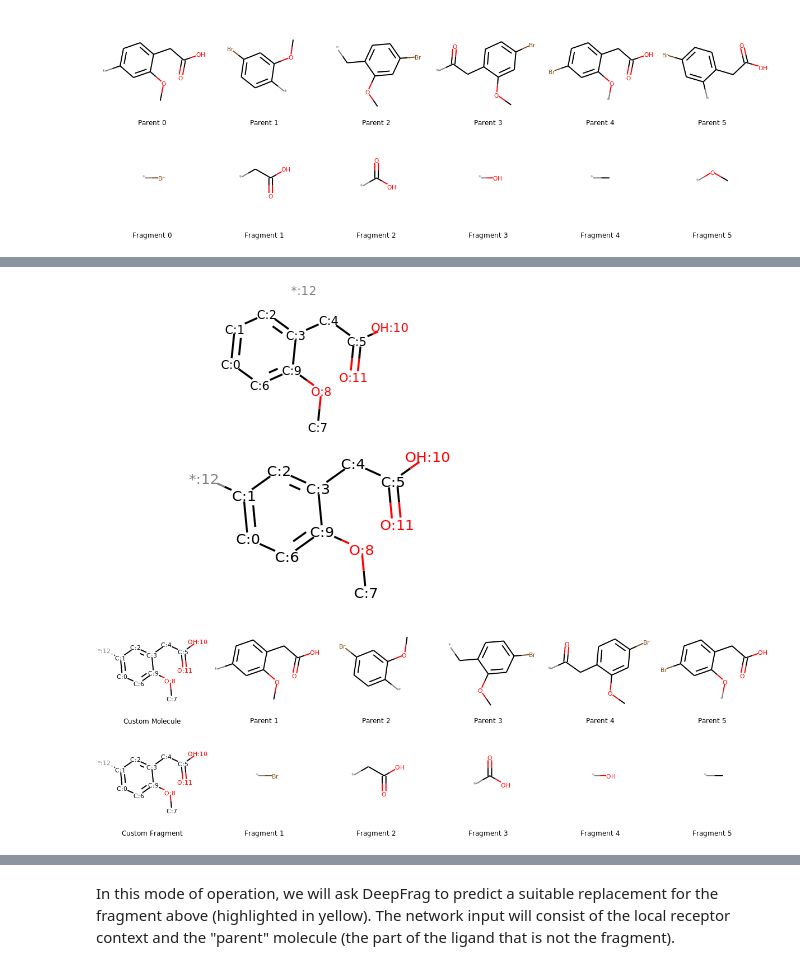
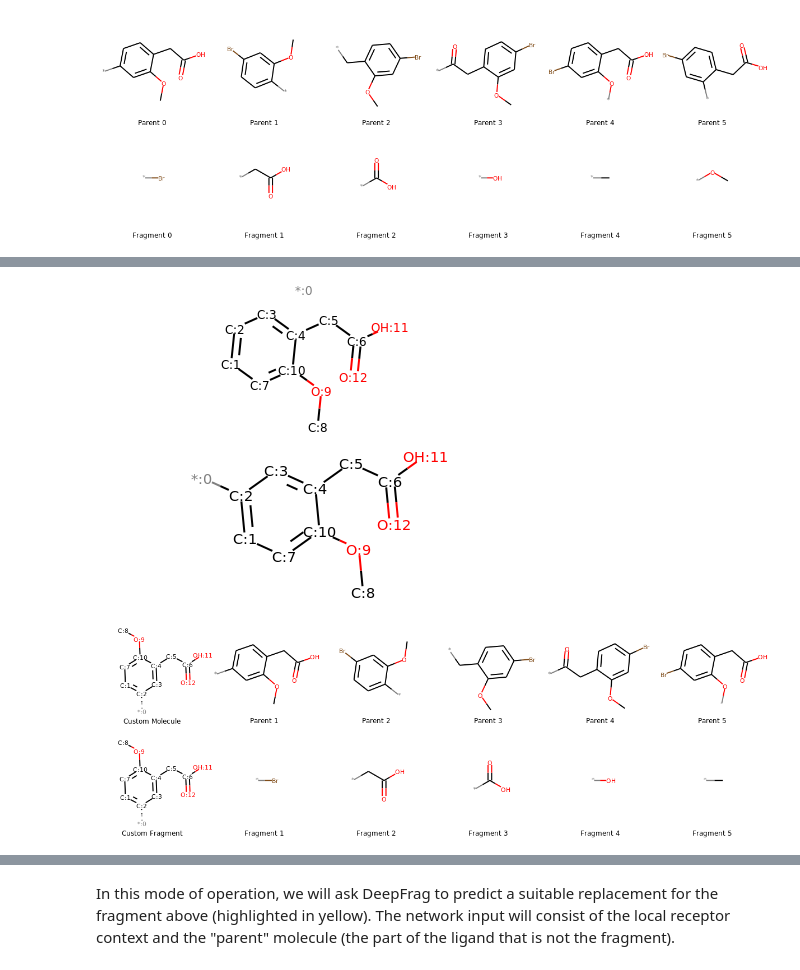
Before and after one commit to BenCree/deepfrag, a Jupyter notebook: deepfrag_custom.ipynb, the cells around one changed output, grey strips where cells are left out. Cells and saved outputs as stored; diff of their text form; code cells hidden in the pictures.

```diff
--- a/deepfrag_custom.ipynb
+++ b/deepfrag_custom.ipynb
@@ -173,35 +193,39 @@ def mol_with_atom_index(mol):
 # %%
+#replaces halogen with H
 match = Chem.MolFromSmarts('[Br]')
 repl = Chem.MolFromSmarts('[H]')
 new_mol = Chem.ReplaceSubstructs(lig, match, repl)
 new_molH = new_mol[0]
+
+#removes Hs
 new_mol = Chem.RemoveHs(new_molH)
 new_mol
 
 
 
-
-combo = Chem.CombineMols(new_mol, Chem.MolFromSmiles("*"))
+#combines wildcard with molecule, represented in 2D
+combo = Chem.CombineMols(Chem.MolFromSmiles("*"), new_mol)
 combo_2d = Chem.Mol(combo)
 _ = AllChem.Compute2DCoords(combo_2d)
 mol_with_atom_index(combo_2d)
 # %% [output]
-[figure, old version]
+[figure, new version]
 # %%
-atm_idx = 1
-exit_vector = 12
+#atm_idx selects where the exit vector will be
+atm_idx = 2
+exit_vector = 0
 edcombo = Chem.EditableMol(combo)
 num_heavy_atoms = combo.GetNumHeavyAtoms()
-edcombo.AddBond(exit_vector, atm_idx, order=Chem.rdchem.BondType.ZERO)
+edcombo.AddBond(atm_idx, exit_vector, order=Chem.rdchem.BondType.ZERO)
 editedmol = edcombo.GetMol()
 Chem.SanitizeMol(editedmol)
 combo_2d = Chem.Mol(editedmol)
 _ = AllChem.Compute2DCoords(combo_2d)
 lig_new = mol_with_atom_index(combo_2d)
 lig_list = [lig_new,lig_new]
 mol_with_atom_index(combo_2d)
 # %% [output]
-[figure, old version]
+[figure, new version]
 # %%
 # insert custom molecule into list of fragments
 frags.insert(0,lig_list)
@@ -216,5 +240,5 @@ Draw.MolsToGridImage(
     legends=( a+b
     ), molsPerRow=NUM)
 # %% [output]
-[figure, old version]
+[figure, new version]
 # %%
```
Also changed, not shown: parts of 14 cells of this notebook.
